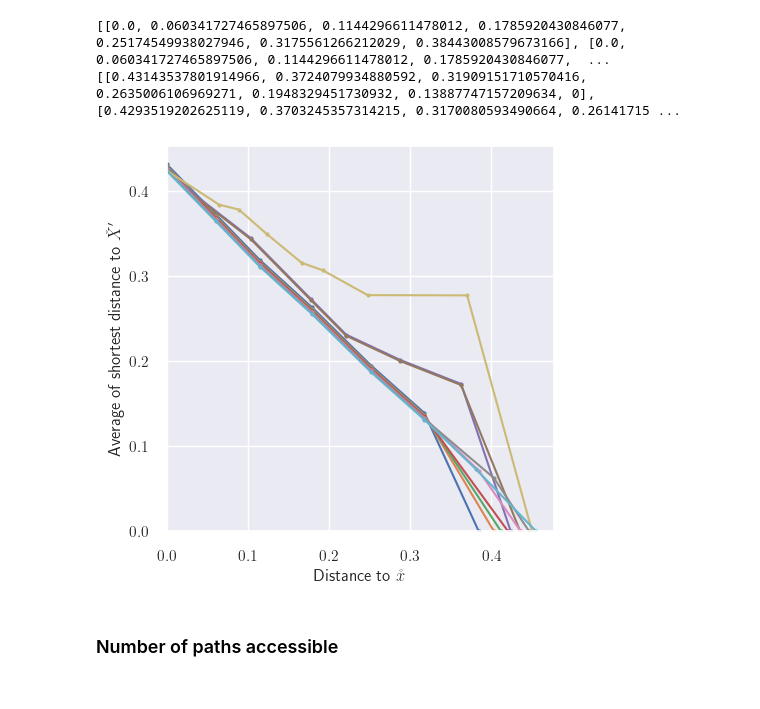
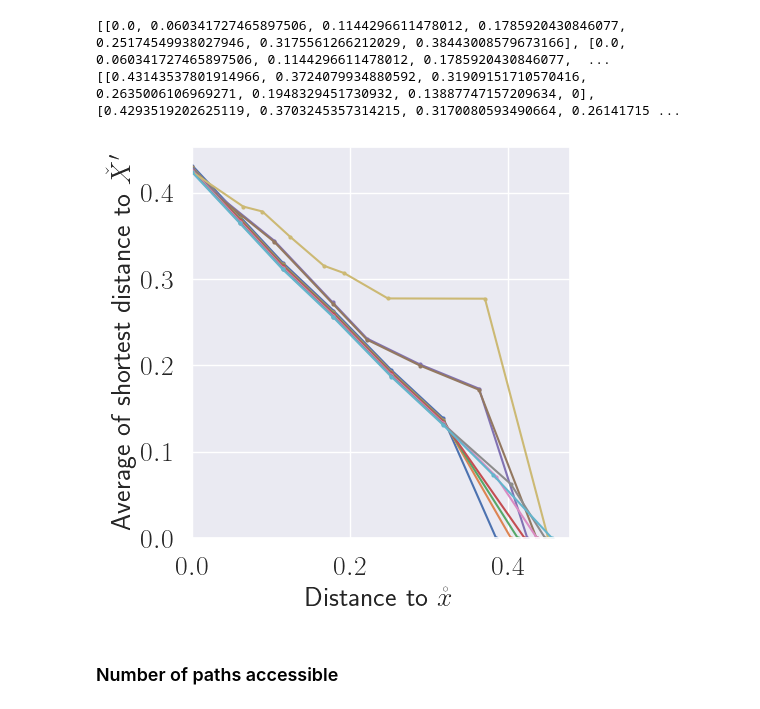
Before and after one commit to xuanxuanxuan-git/facelift, a Jupyter notebook: examples/synthetic_data.ipynb, the cells around one changed output. Cells and saved outputs as stored; diff of their text form; code cells hidden in the pictures.

```diff
--- a/examples/synthetic_data.ipynb
+++ b/examples/synthetic_data.ipynb
@@ -228,8 +228,8 @@ def get_weights_kNN(
         for j in range(n_samples):
             v1 = X[j]
             # modify the distance function so that removing pixels incurring larger cost.
-            dist = calculate_weighted_distance(v1, v0, penalty_term=penalty_term)
-            # dist = np.linalg.norm(v0 - v1)
+            # dist = calculate_weighted_distance(v1, v0, penalty_term=penalty_term)
+            dist = np.linalg.norm(v0 - v1)
             k[i, j] = dist
 
             if dist != 0:
@@ -319,7 +319,8 @@ kernel = get_weights_kNN(
             n_neighbours=int(n_neighbours),
             weight_func=weight_func
         )
-# sym_kernel = build_asymmetric_matrix(kernel, X, weight_func, penalty_term)
+sym_kernel = build_symmetric_matrix(kernel)
+# asym_kernel = build_asymmetric_matrix(kernel, X, weight_func, penalty_term)
 # %%
 def get_minimum_dist(dist_matrix):
     """get the shortest distance and its data index
@@ -348,7 +349,7 @@ def get_closest_cf_point(dist_matrix, predictions, y, target_class, class_labels
                 path_count += 1
     return end_point_idx
 # %%
-sp_graph = construct_graph(kernel)
+sp_graph = construct_graph(sym_kernel)
 start_point_idx = 8
 target_class = 1
 class_labels = list(map(int, clf.classes_))
@@ -502,12 +503,12 @@ def construct_alternative_paths(sp_graph, start_point_indices, end_point_indices
             branch_dist[start_point_idx][end_point_idx] = dist_matrix[end_point_idx]
     return branching_dict, branch_dist
 # %%
-branching_dict, branch_dist = construct_alternative_paths(sp_graph, [8, 87, 15, 65, 59, 49], [202, 232, 175, 157, 167, 124, 225, 235, 189])
+branching_dict, branch_dist = construct_alternative_paths(sp_graph, [87, 15, 65, 59, 49], [202, 232, 175, 157, 167, 124, 225, 235, 189])
 
-main_path = [8, 87, 15, 65, 59, 49, 175]
+main_path = [8, 87, 15, 65, 59, 49, 177]
 
 fig, ax = plt.subplots(figsize=(6,6))
-ax = plot_counterfactual_explanations(ax, df, clf, {8: {5: [8, 48, 4, 18, 31, 19, 235]}}, color_bar=False)
+ax = plot_counterfactual_explanations(ax, df, clf, {8: {0: [8, 87, 15, 65, 59, 49, 177]}}, color_bar=False)
 path_legend_lines = [Line2D([0], [0], color="red", lw=1), Line2D([0], [0], color="green", lw=1)]
 ax.legend([path_legend_lines[0]], ["CF path"], loc="lower right", labelcolor="black", fontsize=18)
 plt.tight_layout()
@@ -520,6 +521,6 @@ for step_count, (k, v) in enumerate(branching_dict.items()):
     ax = plot_one_path(ax, X, main_path, color="red", zorder=2)
     ax.legend(path_legend_lines, ["CF path", "alternatives"], loc="lower right", labelcolor = "black", fontsize=18)
     plt.tight_layout()
-    plt.savefig(f"{workshop_paper_path}cf_shortest_path_id8_step{step_count+1}.pdf", dpi=300, facecolor="white")
+    # plt.savefig(f"{workshop_paper_path}cf_shortest_path_id8_step{step_count+1}.pdf", dpi=300, facecolor="white")
     plt.show()
 # %% [output]
@@ -578,15 +584,17 @@ print(all_y)
 # %%
 fig, ax = plt.subplots(figsize=(5,5))
 for path_idx in range(len(all_x)):
     ax.plot(all_x[path_idx], all_y[path_idx], marker=".")
     # ax.plot(all_x[1], all_y[1], marker=".")
 ax.set_xlim(0,)
 ax.set_ylim(0,)
-ax.set_xlabel(r"Distance to $\mathring{x}$")
-ax.set_ylabel(r"Average of shortest distance to $\check{X}^{\prime}$")
-plt.show()
+ax.tick_params(axis='both', which='major', labelsize=20)
+ax.set_xlabel(r"Distance to $\mathring{x}$", fontsize=20)
+ax.set_ylabel(r"Average of shortest distance to $\check{X}^{\prime}$", fontsize=20)
+plt.tight_layout()
+plt.savefig("../../../Latex_projects/ECML_PKDD_XKDD_workshop_paper/figures/undirected_path_avg_dist.pdf", dpi=300, facecolor="white")
 # %% [output]
-[figure, old version]
+[figure, new version]
 # %% [markdown]
 ### Number of paths accessible
 # %%
```
Also changed, not shown: parts of 4 cells of this notebook.
